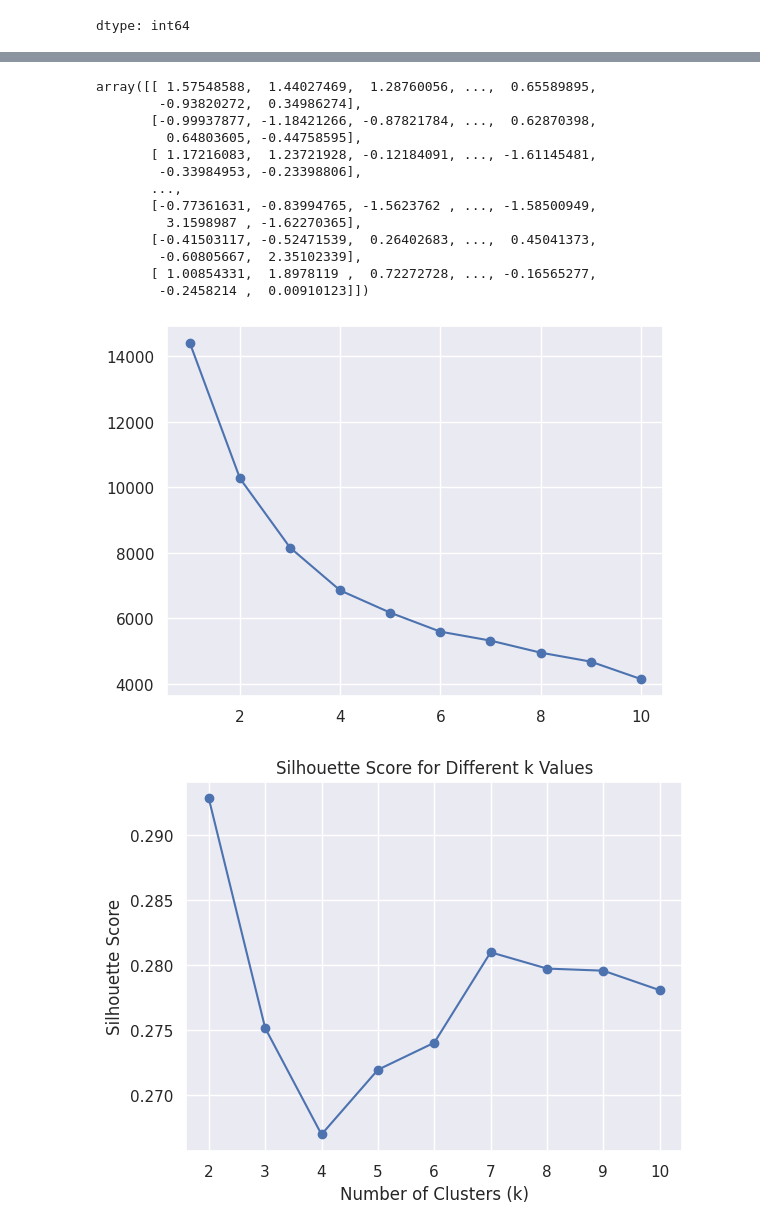
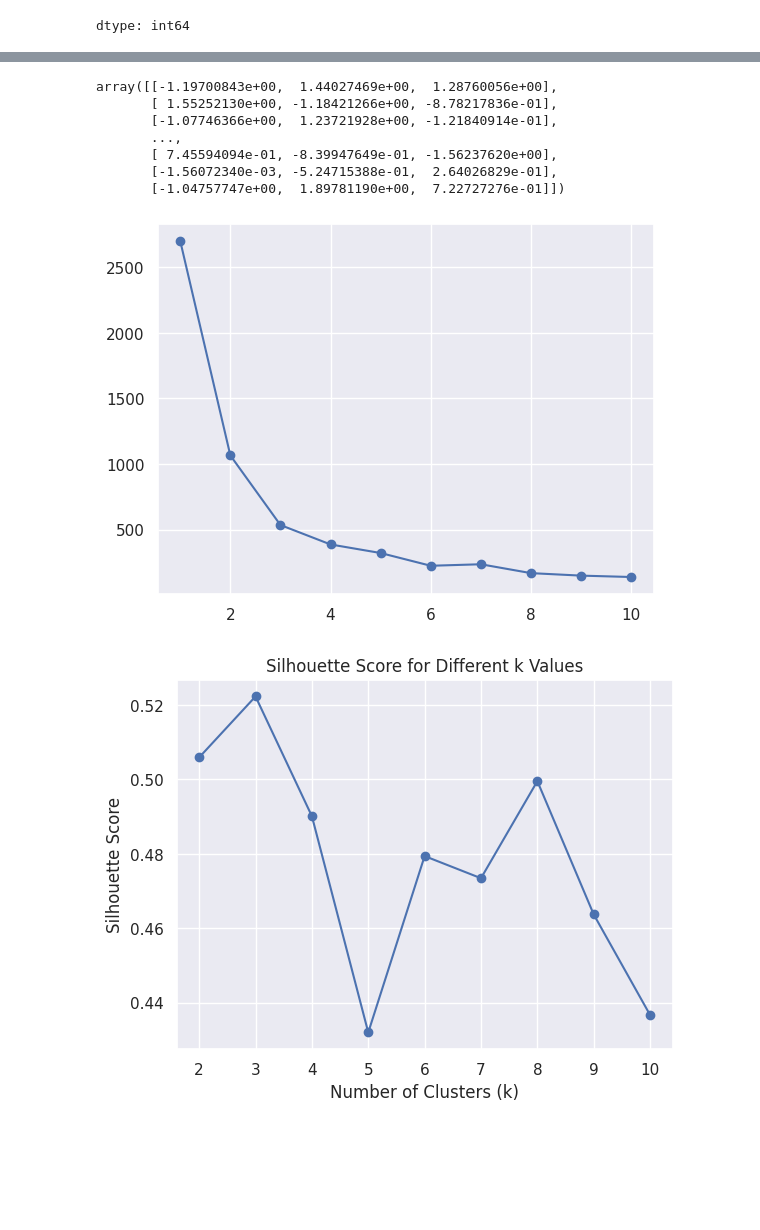
Before and after one commit to Divyam-Deep/KMean-Kaggle-Submission, a Jupyter notebook: Kmean_Kaggle.ipynb, the cells around one changed output, grey strips where cells are left out. Cells and saved outputs as stored; diff of their text form; code cells hidden in the pictures; blank space fills up the shorter version.

```diff
--- a/Kmean_Kaggle.ipynb
+++ b/Kmean_Kaggle.ipynb
@@ -65,25 +65,21 @@ cleaned_data.head()
 | 2 | 315.258064 | 89.258170 | 21.690140 | 32 | 11.503065 | 68.571429 | 29.003153 | -0.013569 | 22.501573 | 0.101389 | 0.084500 | ... |
 | 3 | 197.693878 | 38.413132 | 25.029068 | 50 | 1.798004 | 75.000000 | 13.531768 | -0.136163 | 0.000000 | 0.000000 | 0.053095 | ... |
 | 4 | 312.838710 | 105.806455 | 35.747960 | 32 | 11.273997 | 68.503469 | 38.327021 | -0.015234 | 16.125269 | 0.088108 | 0.106771 | ... |
+# %%
+features = data[['RRTot', 'PTdis', 'STdis']]
 # %%
 #scaling the data
 scaler = StandardScaler()
-scaled_data = scaler.fit_transform(cleaned_data)
+scaled_data = scaler.fit_transform(features)
 scaled_data
 # %% [output]
-array([[ 1.57548588,  1.44027469,  1.28760056, ...,  0.65589895,
-        -0.93820272,  0.34986274],
-       [-0.99937877, -1.18421266, -0.87821784, ...,  0.62870398,
-         0.64803605, -0.44758595],
-       [ 1.17216083,  1.23721928, -0.12184091, ..., -1.61145481,
-        -0.33984953, -0.23398806],
+array([[-1.19700843e+00,  1.44027469e+00,  1.28760056e+00],
+       [ 1.55252130e+00, -1.18421266e+00, -8.78217836e-01],
+       [-1.07746366e+00,  1.23721928e+00, -1.21840914e-01],
        ...,
-       [-0.77361631, -0.83994765, -1.5623762 , ..., -1.58500949,
-         3.1598987 , -1.62270365],
-       [-0.41503117, -0.52471539,  0.26402683, ...,  0.45041373,
-        -0.60805667,  2.35102339],
-       [ 1.00854331,  1.8978119 ,  0.72272728, ..., -0.16565277,
-        -0.2458214 ,  0.00910123]])
+       [ 7.45594094e-01, -8.39947649e-01, -1.56237620e+00],
+       [-1.56072340e-03, -5.24715388e-01,  2.64026829e-01],
+       [-1.04757747e+00,  1.89781190e+00,  7.22727276e-01]])
 # %%
 wcss = []
 for i in range(1,11):
@@ -95,27 +91,27 @@ for i in range(1,11):
 plt.plot(range(1,11),wcss , marker='o')
 plt.show()  #as its not clear much i will check with other methods also
 # %% [output]
-[figure, old version]
+[figure, new version]
 # %%
 from sklearn.metrics import silhouette_score
 
 silhouette_scores = []
 for i in range(2, 11):  # start from 2 because silhouette score requires at least 2 clusters
     kmeans = KMeans(n_clusters=i, random_state=42)
-    kmeans.fit(scaled_data)
-    silhouette_avg = silhouette_score(scaled_data, kmeans.labels_)
+    kmeans.fit(features)
+    silhouette_avg = silhouette_score(features, kmeans.labels_)
     silhouette_scores.append(silhouette_avg)
 
 # Plotting the silhouette scores
 plt.plot(range(2, 11), silhouette_scores, marker='o')
 plt.title('Silhouette Score for Different k Values')
 plt.xlabel('Number of Clusters (k)')
 plt.ylabel('Silhouette Score')
 plt.show()
 
 # in this method we choose the max value
 # %% [output]
-[figure, old version]
+[figure, new version]
 # %%
 from sklearn.metrics import davies_bouldin_score
 
```
Also changed, not shown: parts of 6 cells of this notebook.
